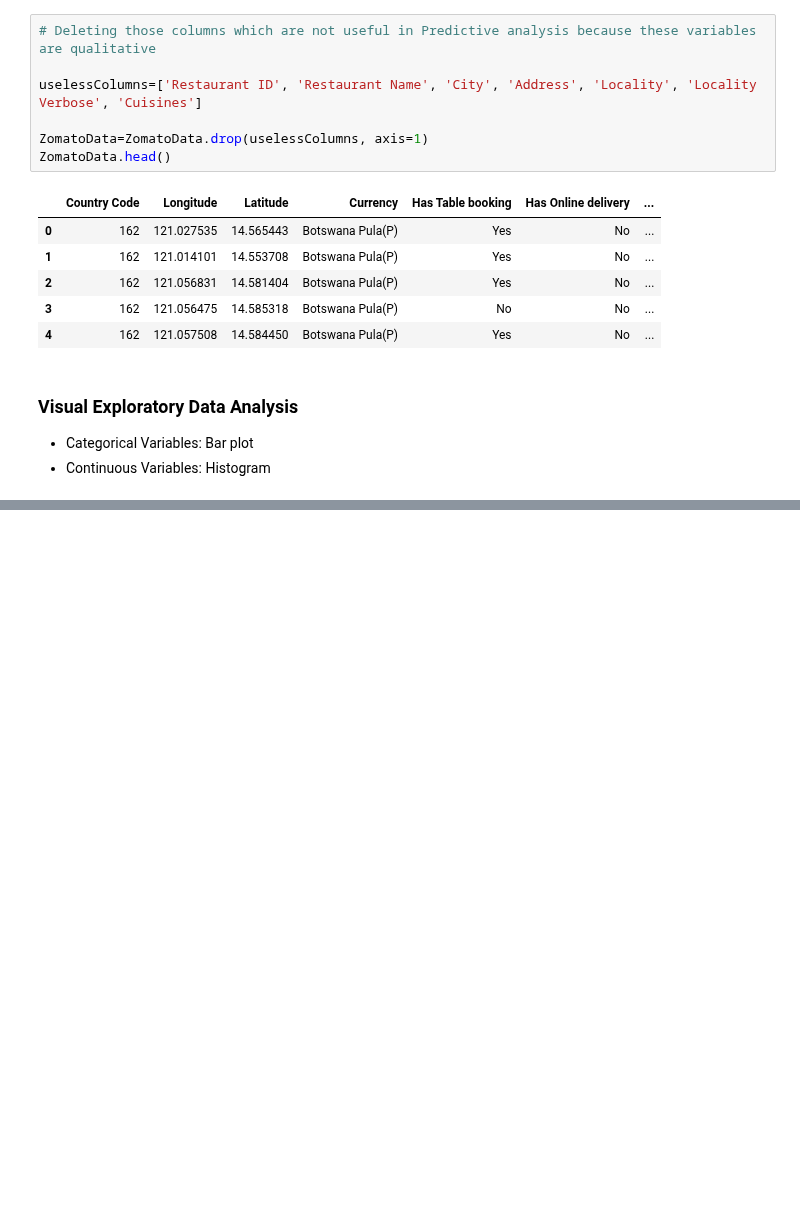
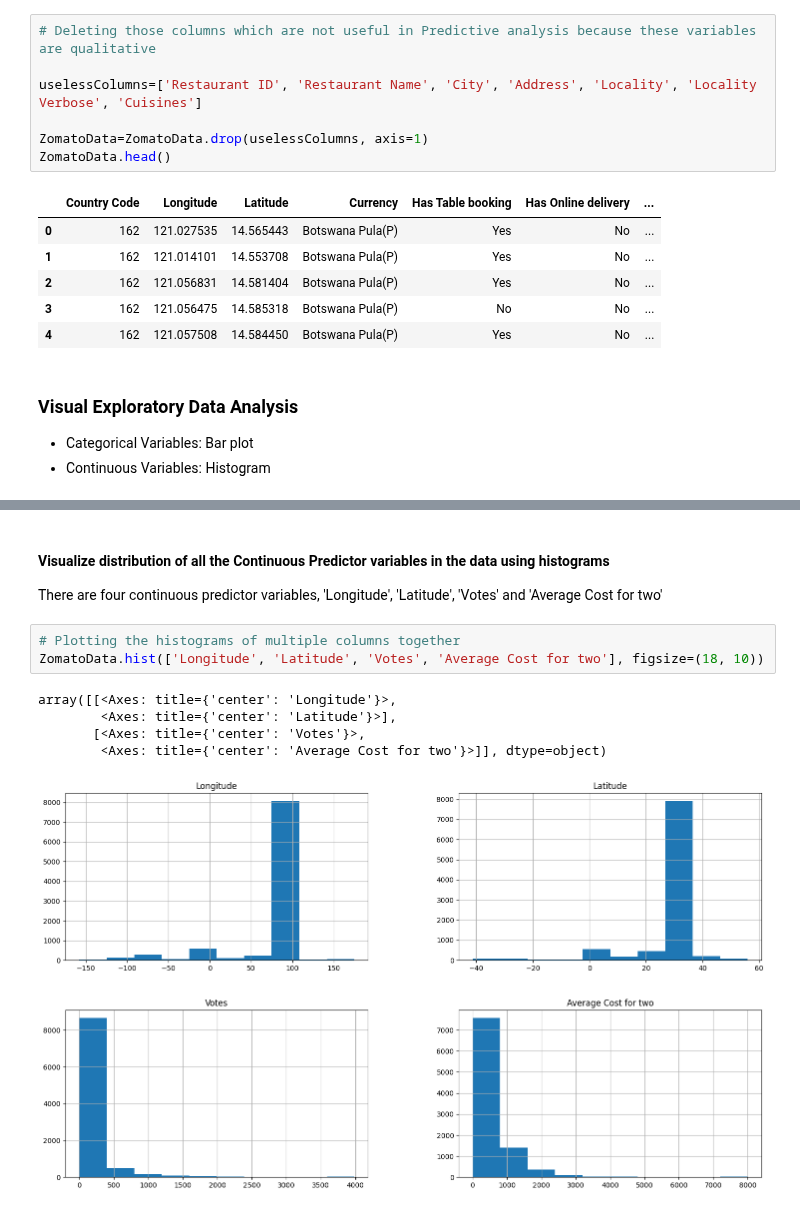
Before and after one commit to anish3565/Case_Studies, a Jupyter notebook: Regression/1. ZomatoRestaurantRating.ipynb, the cells around one changed output, grey strips where cells are left out. Saved outputs shown, nothing was run; the diff lists cells and outputs as text; blank space fills up the shorter version.

```diff
--- a/Regression/1. ZomatoRestaurantRating.ipynb
+++ b/Regression/1. ZomatoRestaurantRating.ipynb
@@ -315,0 +356,13 @@ We can spot a categorical variable in the data by looking at the unique values i
+# %% [markdown]
+#### Visualize distribution of all the Continuous Predictor variables in the data using histograms
+
+There are four continuous predictor variables, 'Longitude', 'Latitude', 'Votes' and 'Average Cost for two'
+# %%
+# Plotting the histograms of multiple columns together
+ZomatoData.hist(['Longitude', 'Latitude', 'Votes', 'Average Cost for two'], figsize=(18, 10))
+# %% [output]
+array([[<Axes: title={'center': 'Longitude'}>,
+        <Axes: title={'center': 'Latitude'}>],
+       [<Axes: title={'center': 'Votes'}>,
+        <Axes: title={'center': 'Average Cost for two'}>]], dtype=object)
+[figure, added]
```
Also changed, not shown: parts of 28 cells of this notebook.
